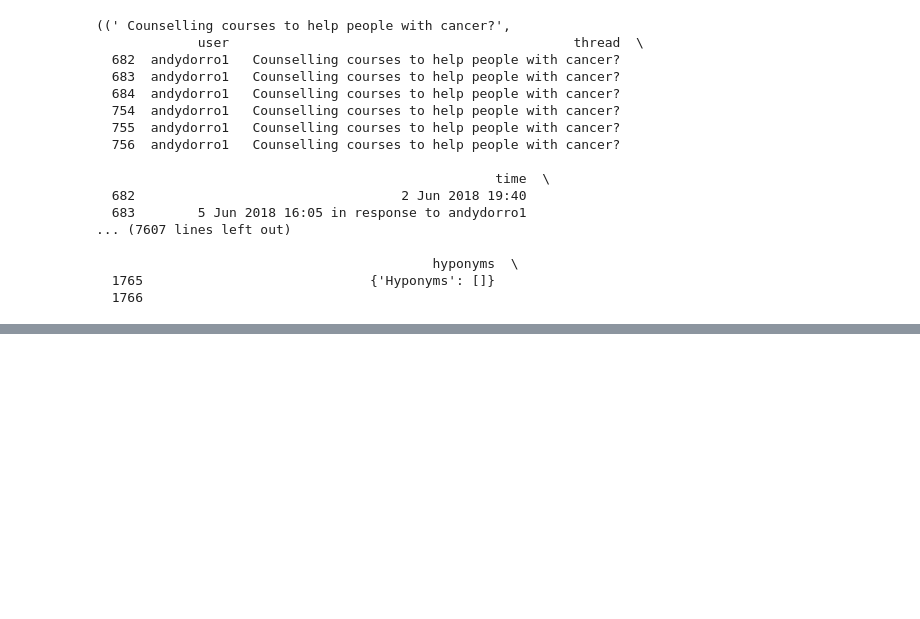
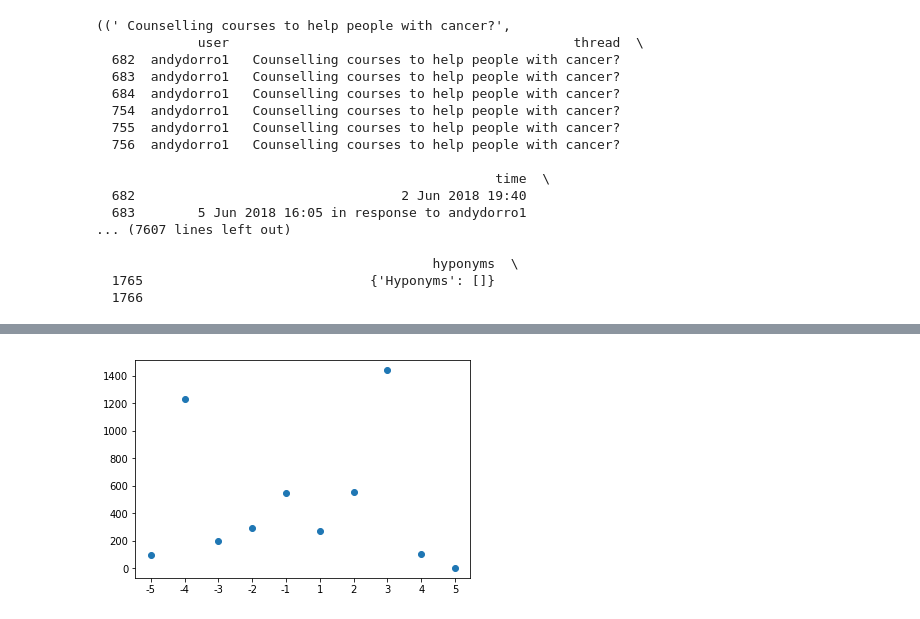
Before and after one commit to moamenibrahim/discussions-text-analysis, a Jupyter notebook: visualization.ipynb, the cells around one changed output, grey strips where cells are left out. Saved outputs shown, nothing was run; the diff lists cells and outputs as text; code cells hidden in the pictures; blank space fills up the shorter version.

```diff
--- a/visualization.ipynb
+++ b/visualization.ipynb
@@ -74,0 +147,16 @@ for i in ner:
+# %%
+sentiment_items=[]
+
+def add_to_sentiment(string_list):
+    try:
+        string_list = ast.literal_eval(string_list)
+        string_list = [n.strip() for n in string_list]
+        for item in string_list:
+            sentiment_items.append(item)
+    except ValueError:
+        pass
+
+df['sentiment'].apply(lambda x: add_to_sentiment(x));
+staged_sentiment = Counter(sentiment_items)
+staged_sentiment = {x : staged_sentiment[x] for x in staged_sentiment if len(x) >= 1}
+staged_sentiment = sorted(staged_sentiment.items(), key=operator.itemgetter(1), reverse=True)
@@ -74,0 +180,8 @@ for i in ner:
+# %%
+testList = [(elem1, elem2) for elem1, elem2 in staged_sentiment]
+testList = sorted(testList, key=lambda x: int(x[0]))
+zip(*testList)
+plt.scatter(*zip(*testList))
+plt.show()
+# %% [output]
+[figure, added]
```
Also changed, not shown: parts of 14 cells of this notebook, 2 other files.
